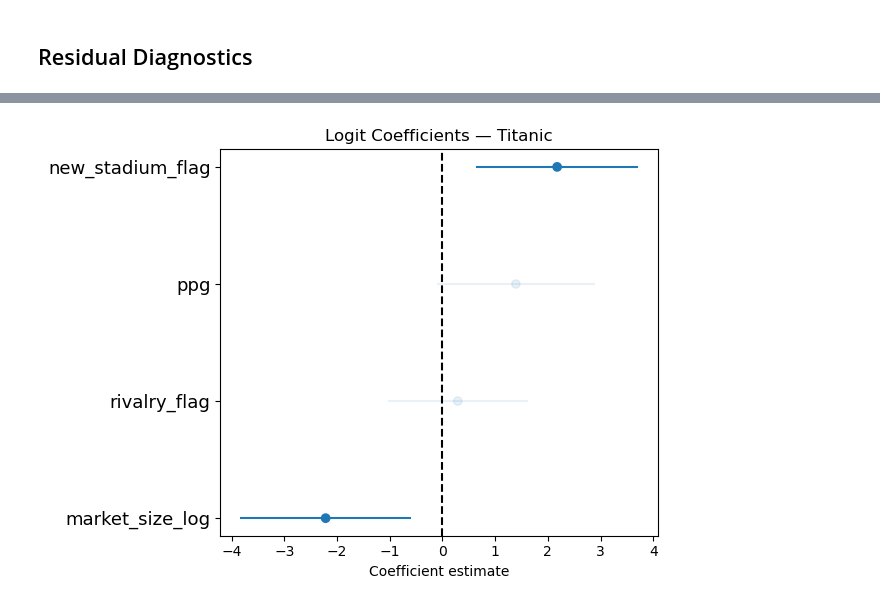
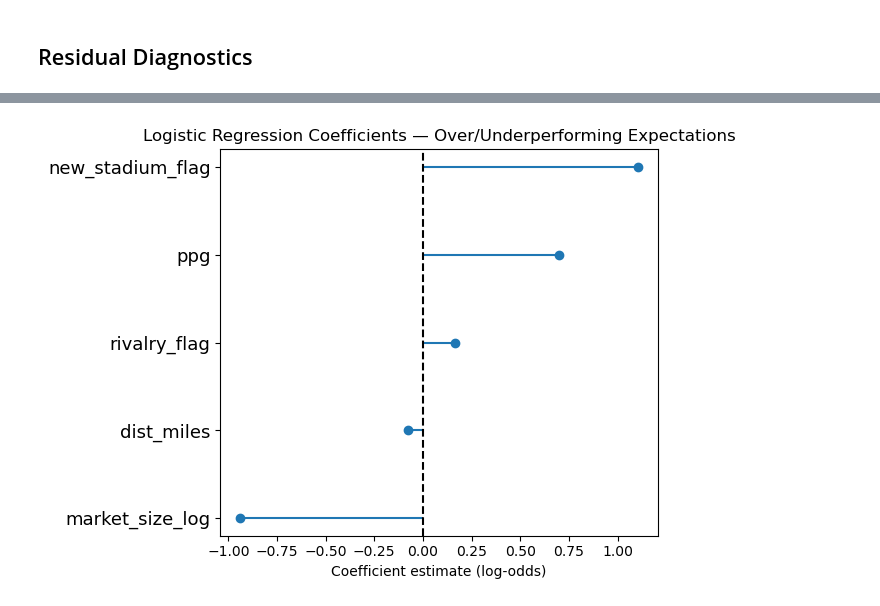
Before and after one commit to isabelpt/nwsl-growth-analysis, a Jupyter notebook: code/03_stadiums_analyze.ipynb, the cells around one changed output, grey strips where cells are left out. Cells and saved outputs as stored; diff of their text form; code cells hidden in the pictures.

Commit message:
tuning model

```diff
--- a/code/03_stadiums_analyze.ipynb
+++ b/code/03_stadiums_analyze.ipynb
@@ -1244,16 +1277,13 @@ y_binary = (reg_df["attendance"] > median_attendance).astype(int)
 
 Xb_train, Xb_test, yb_train, yb_test = train_test_split(X, y_binary, test_size=0.2, random_state=42)
 
-# logreg = LogisticRegression()
-# logreg.fit(Xb_train, yb_train)
-# yb_pred = logreg.predict(Xb_test)
-Xb_train = sm.add_constant(Xb_train)
+logreg = LogisticRegression()
+logreg.fit(Xb_train, yb_train)
+yb_pred = logreg.predict(Xb_test)
 
-logit_model = sm.Logit(yb_train, Xb_train)
-logit_results = logit_model.fit()
-
-y_pred_probs = logit_results.predict(Xb_train)
-print(logit_results.summary())
+print("Coefficients:")
+for name, coef in zip(predictors, logreg.coef_[0]):
+    print(f"  {name:>18}: {coef:+.4f}")
 
 cm = confusion_matrix(yb_test, yb_pred)
 print("\nConfusion matrix (rows = actual, cols = predicted; order = [below-median, above-median]):")
@@ -1301,12 +1328,14 @@ Please upgrade Kaleido to version 1.0.0 or greater (`pip install 'kaleido>=1.0.0
 # %%
-R = parse_coefs(logit_results)
+# logreg.coef_ is 2D (shape (1, n_features)) for binary classification, so index into it
+# directly rather than reusing coef_plot_df (which assumes the 1D shape LinearRegression gives)
+R = pd.DataFrame({"vari": predictors, "coef": logreg.coef_[0]}).sort_values("coef").reset_index(drop=True)
 
-plt.hlines(R.index, R.low_b, R.up_b, alpha=R.alpha)
-plt.scatter(R.coef, R.index, alpha=R.alpha)
+plt.hlines(R.index, 0, R.coef)
+plt.scatter(R.coef, R.index)
 plt.axvline(0, linestyle="--", color="black")
 plt.yticks(R.index, R.vari, fontsize=13)
-plt.xlabel("Coefficient estimate")
-plt.title("Logit Coefficients — Over/Underperforming Expectations")
+plt.xlabel("Coefficient estimate (log-odds)")
+plt.title("Logistic Regression Coefficients — Over/Underperforming Expectations")
 plt.tight_layout()
 # %% [output]
-[figure, old version]
+[figure, new version]
```
Also changed, not shown: parts of 23 cells of this notebook, 5 other files.
